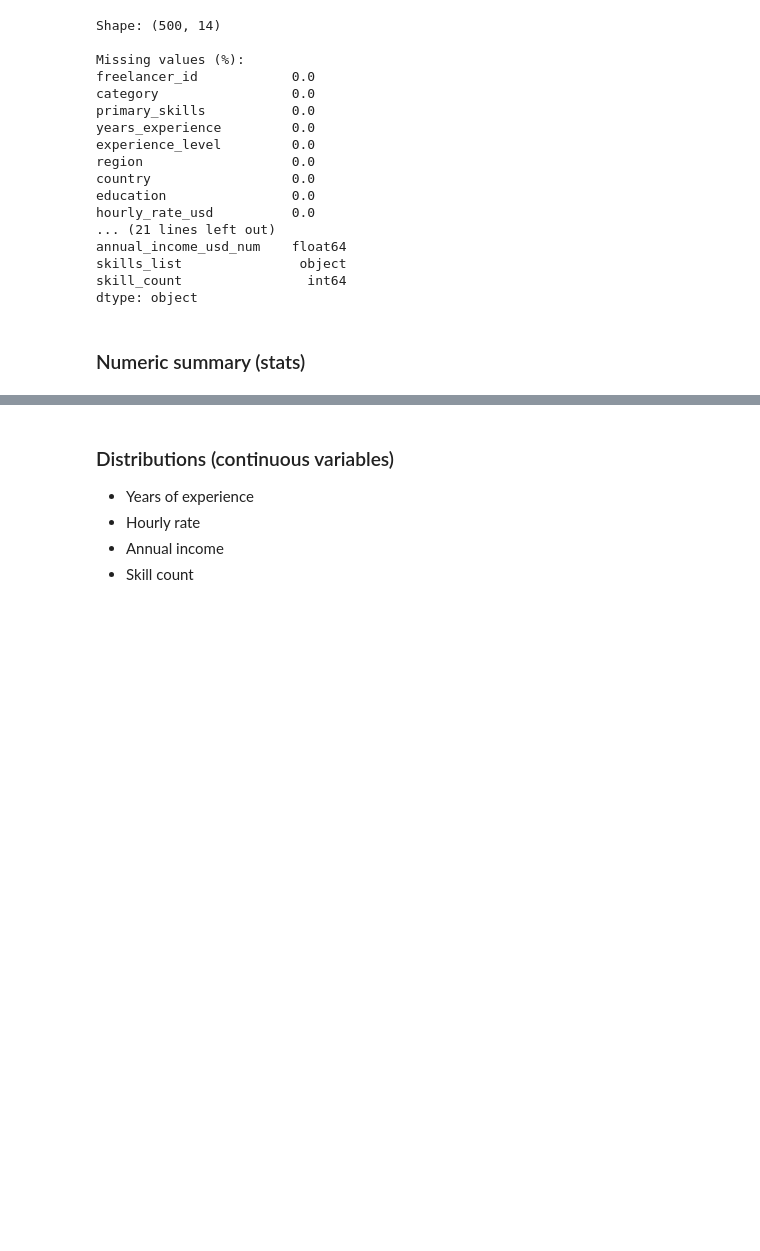
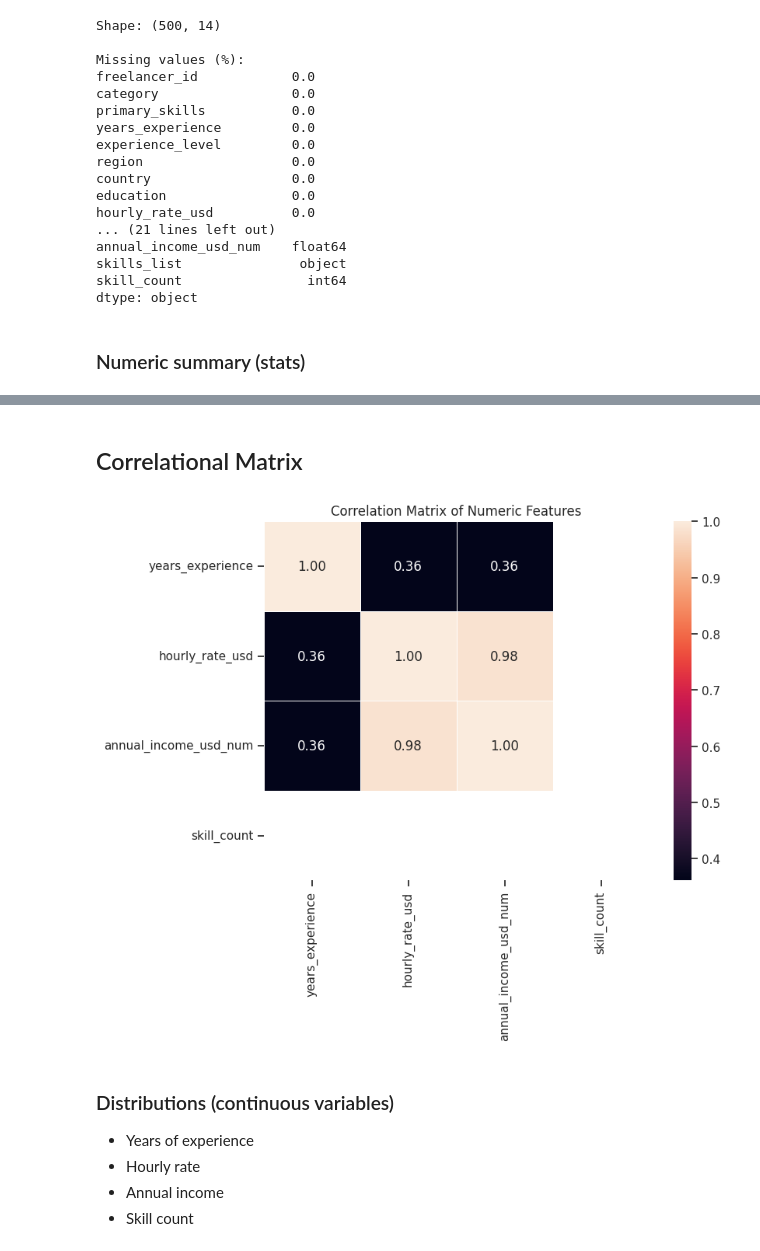
Before and after one commit to Abkhan45/freelancer_income_vs_skills, a Jupyter notebook: Income_vs_skills.ipynb, the cells around one changed output, grey strips where cells are left out. Drawn from its saved outputs; the diff is of its cells as text; code cells hidden in the pictures; blank space fills up the shorter version.

```diff
--- a/Income_vs_skills.ipynb
+++ b/Income_vs_skills.ipynb
@@ -153,6 +153,31 @@ df[num_cols].describe().T
 | hourly_rate_usd | 500.0 | 97.14982 | 52.697831 | 17.28 | 55.1825 | 84.445 | 130.4975 | 281.47 |
 | annual_income_usd_num | 500.0 | 91299.02830 | 50378.426293 | 16236.64 | 52694.8650 | 78405.365 | 123443.5550 | 275012.36 |
 | skill_count | 500.0 | 3.00000 | 0.000000 | 3.00 | 3.0000 | 3.000 | 3.0000 | 3.00 |
+# %% [markdown]
+## Correlational Matrix
+# %%
+# Select only numeric columns
+numeric_df = df[[
+    "years_experience",
+    "hourly_rate_usd",
+    "annual_income_usd_num",
+    "skill_count"
+]]
+
+# Compute correlation
+corr_matrix = numeric_df.corr()
+
+plt.figure(figsize=(8,6))
+sns.heatmap(corr_matrix,
+            annot=True,
+            cmap="rocket",
+            fmt=".2f",
+            linewidths=0.5)
+
+plt.title("Correlation Matrix of Numeric Features")
+plt.show()
+# %% [output]
+[figure, added]
 # %% [markdown]
 ### Distributions (continuous variables)
 - Years of experience
```
Also changed, not shown: parts of 1 cell of this notebook.
